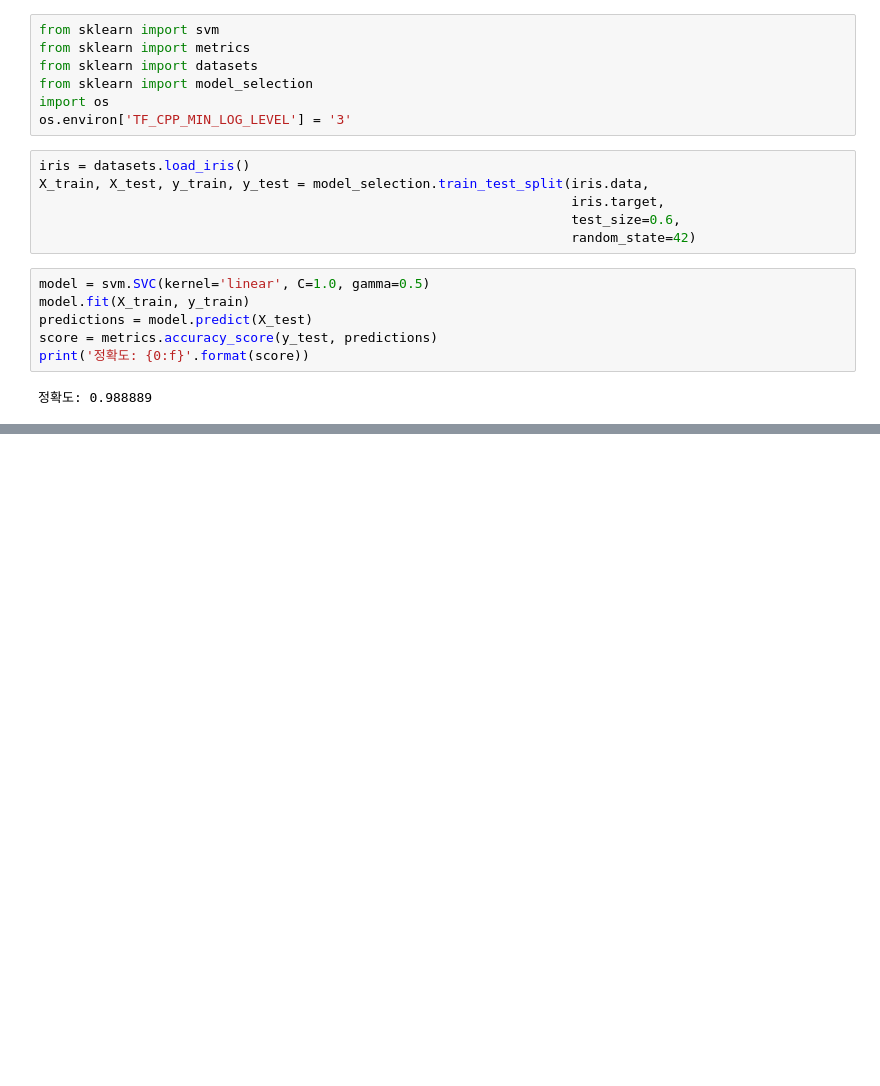
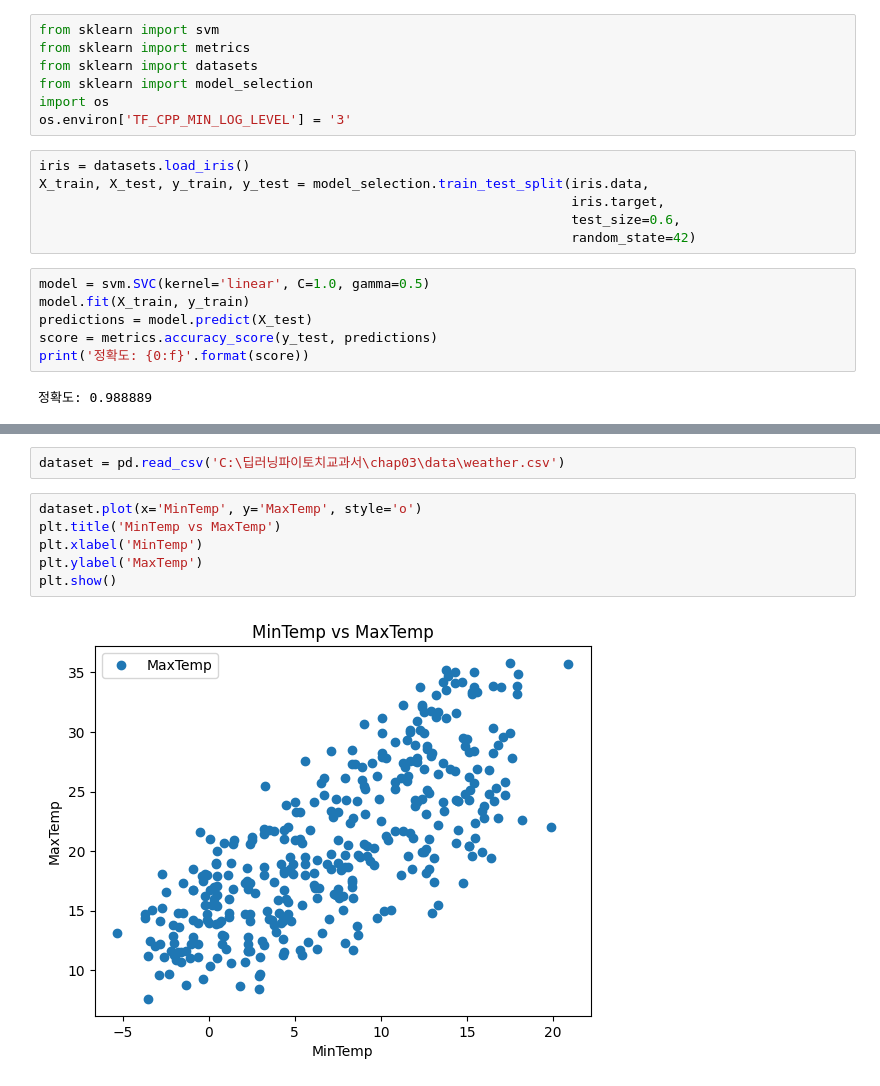
Before and after one commit to Jeon-Seho/pytorch-practice, a Jupyter notebook: Chapter03.ipynb, the cells around one changed output, grey strips where cells are left out. Saved outputs shown, nothing was run; the diff lists cells and outputs as text; blank space fills up the shorter version.

```diff
--- a/Chapter03.ipynb
+++ b/Chapter03.ipynb
@@ -78,0 +207,10 @@ print('정확도: {0:f}'.format(score))
+# %%
+dataset = pd.read_csv('C:\딥러닝파이토치교과서\chap03\data\weather.csv')
+# %%
+dataset.plot(x='MinTemp', y='MaxTemp', style='o')
+plt.title('MinTemp vs MaxTemp')
+plt.xlabel('MinTemp')
+plt.ylabel('MaxTemp')
+plt.show()
+# %% [output]
+[figure, added]
```
Also changed, not shown: parts of 20 cells of this notebook.
